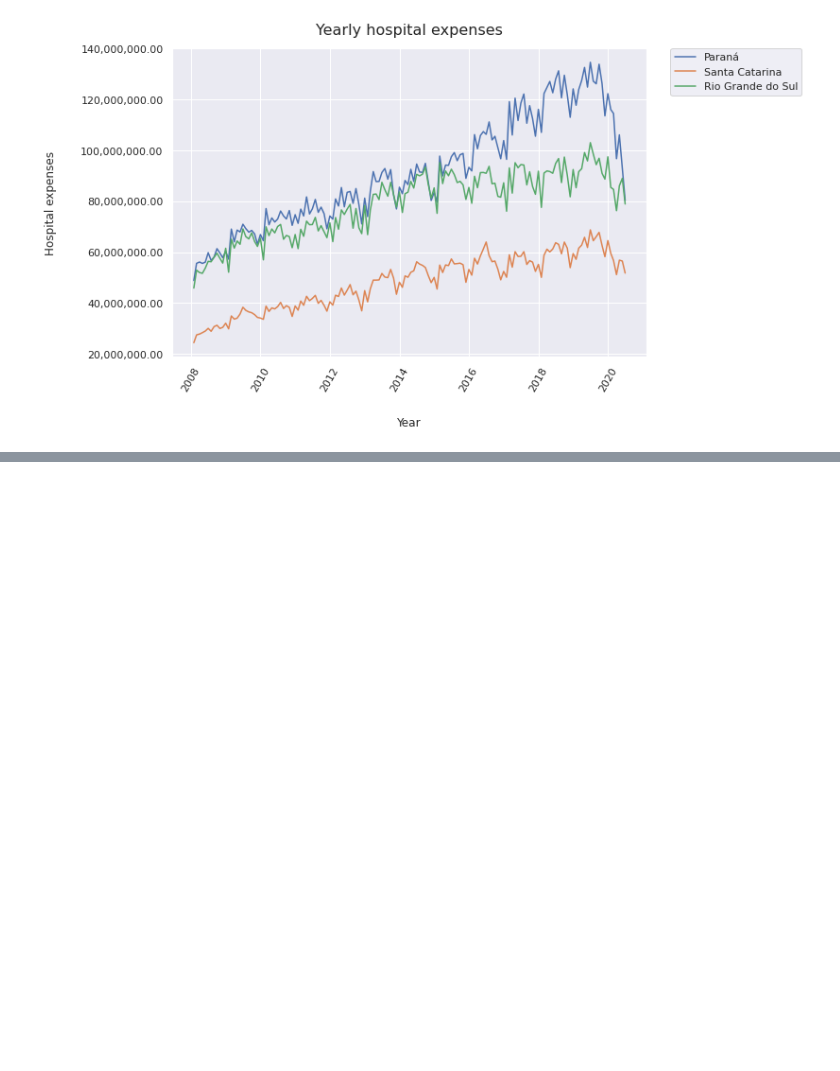
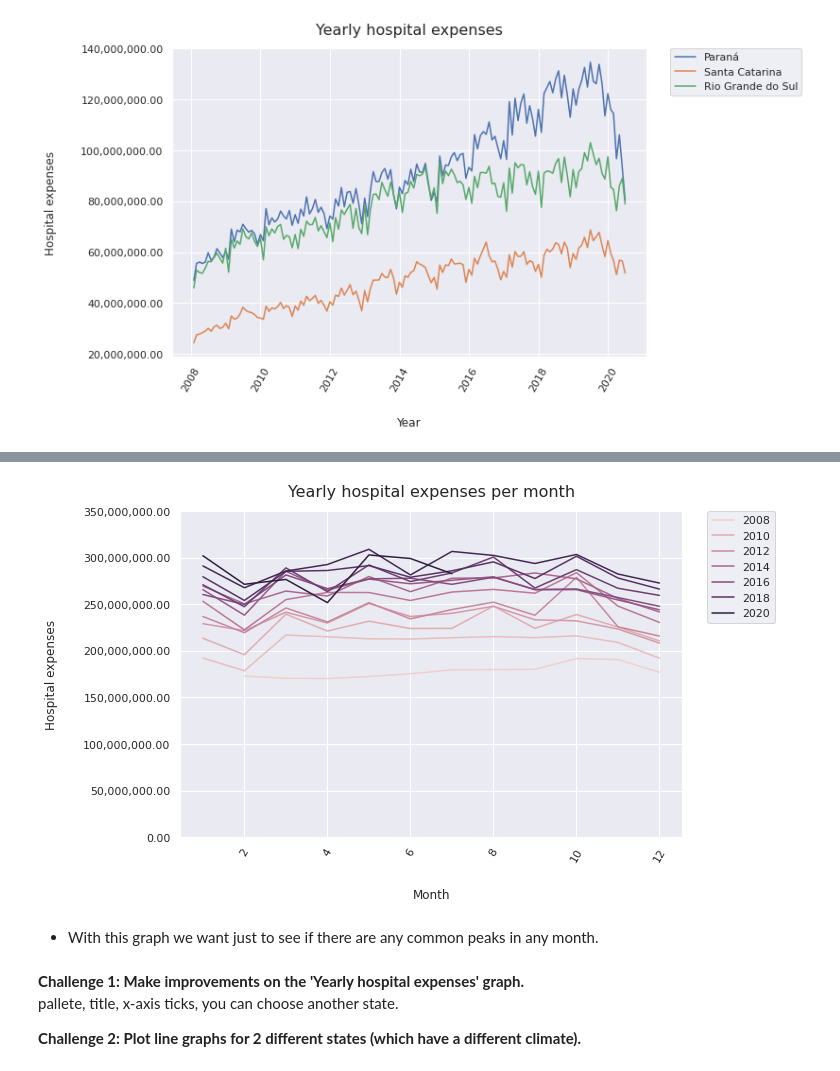
Before and after one commit to gabrielatrindade/alura-bootcamp, a Jupyter notebook: module2/lessons/hospital_expenses_sus_brazil_2.ipynb, the cells around one changed output, grey strips where cells are left out. Saved outputs shown, nothing was run; the diff lists cells and outputs as text; code cells hidden in the pictures; blank space fills up the shorter version.

Commit message:
module2: hospital expenses: lesson 5: done challenges lesson 5: done

```diff
--- a/module2/lessons/hospital_expenses_sus_brazil_2.ipynb
+++ b/module2/lessons/hospital_expenses_sus_brazil_2.ipynb
@@ -1151,6 +1159,7 @@ hospital_expenses_by_month_melted = \
               value_vars=hospital_expenses_by_month.columns)
 
 hospital_expenses_by_month_melted.columns = ['date', 'state', 'expenses']
+hospital_expenses_by_month_melted['date'] = pd.to_datetime(hospital_expenses_by_month_melted['date'])
 
 hospital_expenses_by_month_melted.head()
 # %% [output]
@@ -1270,0 +1285,8 @@ plt.show()
+# %%
+hospital_expenses_by_month_melted['month'] = \
+    hospital_expenses_by_month_melted['date'].dt.month
+
+hospital_expenses_by_month_melted['year'] = \
+    hospital_expenses_by_month_melted['date'].dt.year
+
+hospital_expenses_by_month_melted.head()
@@ -1270,0 +1304,29 @@ plt.show()
+# %%
+plt.figure(figsize=(9,6))
+
+ax = sns.lineplot(data=hospital_expenses_by_month_melted \
+                        [hospital_expenses_by_month_melted.state == 'São Paulo'],
+                  x='month', y='expenses', hue='year')
+
+ax.yaxis.set_major_formatter(ticker.StrMethodFormatter('{x:,.2f}'))
+
+plt.xticks(rotation=60)
+
+plt.title('Yearly hospital expenses per month', fontsize=16, y=1.026)
+
+plt.xlabel('Month', labelpad=25)
+plt.ylabel('Hospital expenses',labelpad=25)
+
+plt.legend(bbox_to_anchor=(1.05, 1), loc='upper left', borderaxespad=0.)
+
+plt.ylim(0, 350000000)
+plt.show()
+# %% [output]
+[figure, added]
+# %% [markdown]
+- With this graph we want just to see if there are any common peaks in any month.
+# %% [markdown]
+**Challenge 1: Make improvements on the 'Yearly hospital expenses' graph.** <br>
+pallete, title, x-axis ticks, you can choose another state.
+
+**Challenge 2: Plot line graphs for 2 different states (which have a different climate).** <br>
```
Also changed, not shown: parts of 20 cells of this notebook.
